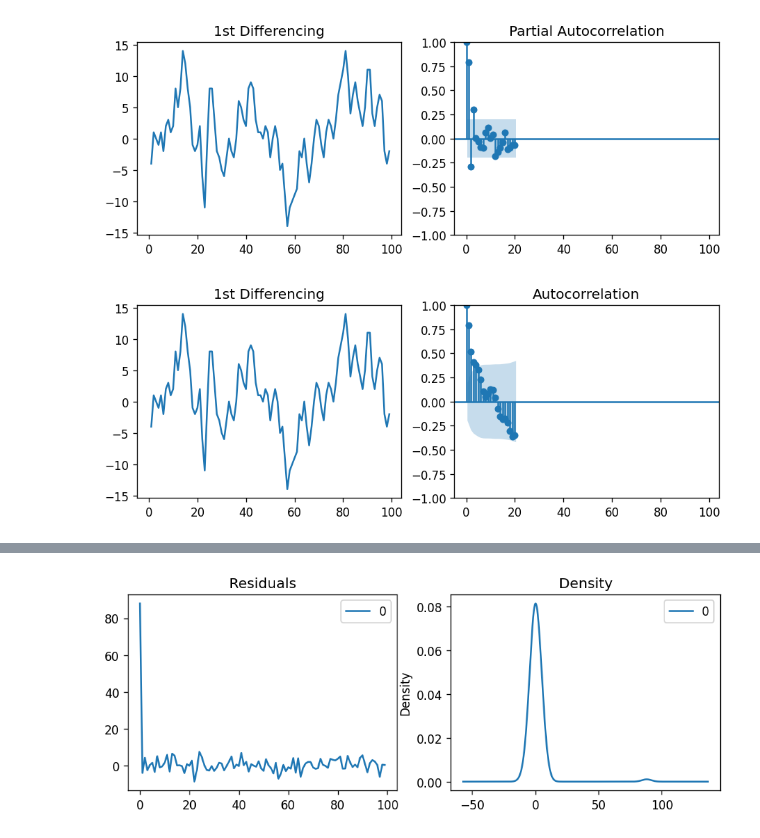
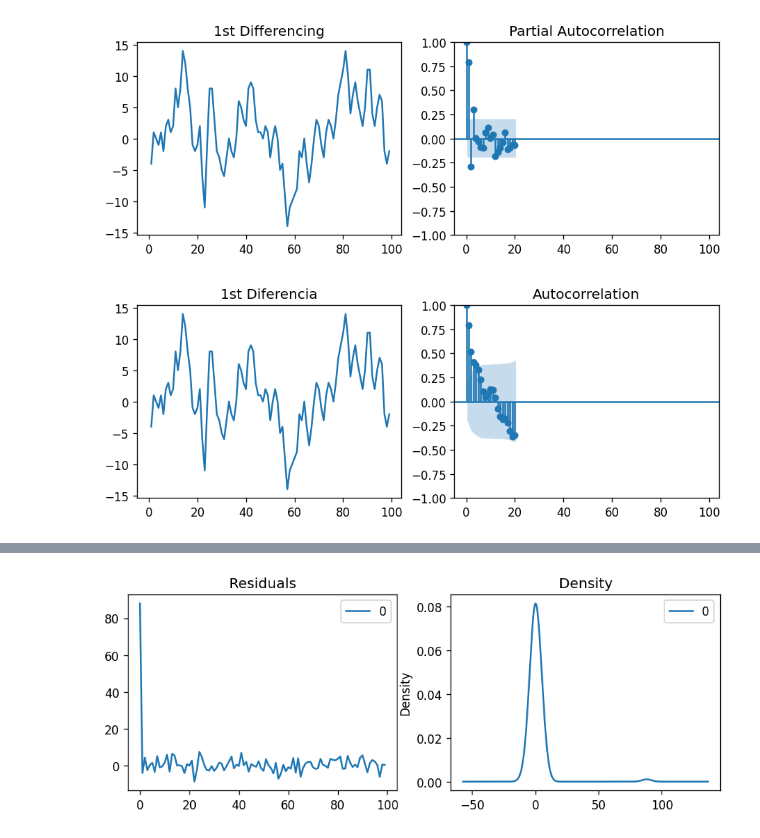
Before and after one commit to jaimeisaac2020/Python-analsisis-basicos, a Jupyter notebook: arima_sarima_sarimax_Python.ipynb, the cells around one changed output, grey strips where cells are left out. Drawn from its saved outputs; the diff is of its cells as text; code cells hidden in the pictures.

```diff
--- a/arima_sarima_sarimax_Python.ipynb
+++ b/arima_sarima_sarimax_Python.ipynb
@@ -172,13 +172,13 @@ plt.show()
 [figure]
 # %%
 fig, axes = plt.subplots(1, 2, sharex=True)
-axes[0].plot(df.value.diff()); axes[0].set_title('1st Differencing')
+axes[0].plot(df.value.diff()); axes[0].set_title('1st Diferencia')
 axes[1].set(ylim=(0,1.2))
 plot_acf(df.value.diff().dropna(), ax=axes[1])
 
 plt.show()
 # %% [output]
-[figure, old version]
+[figure, new version]
 # %%
 # 1,1,2 ARIMA Model
 import pandas as pd
```
Also changed, not shown: parts of 15 cells of this notebook.
